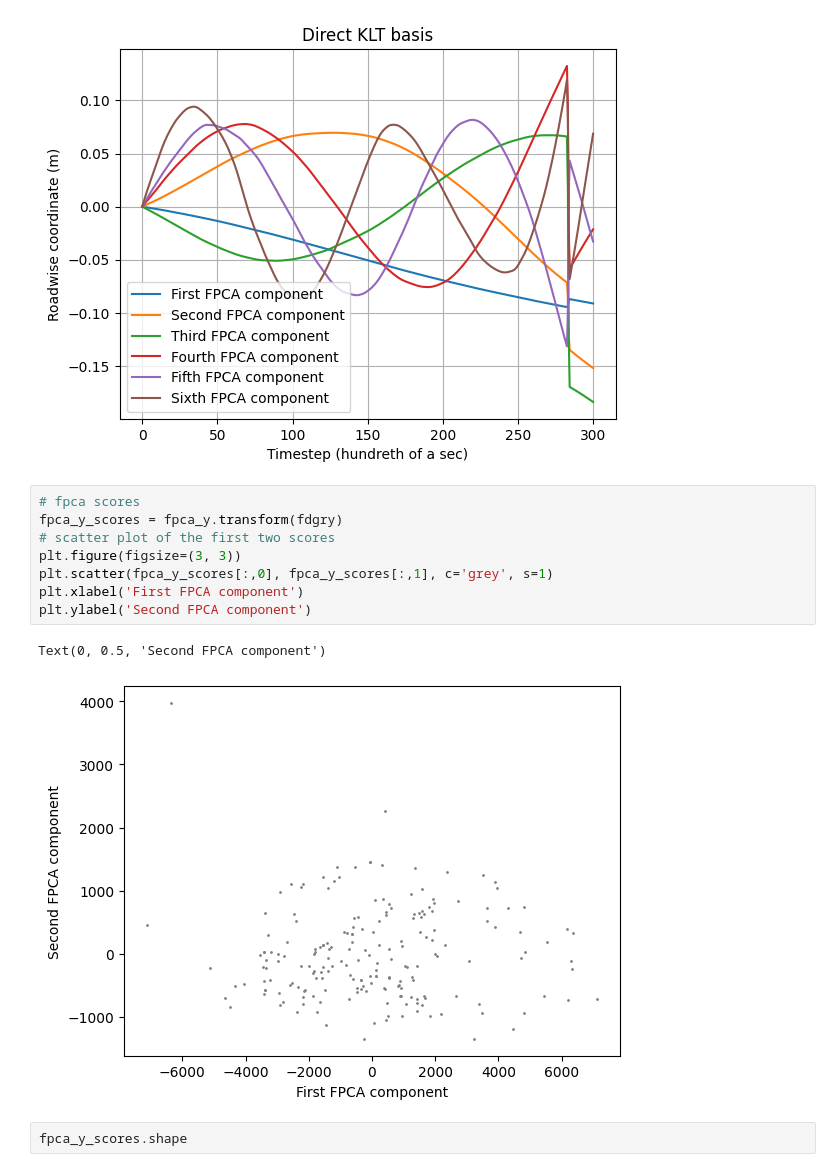
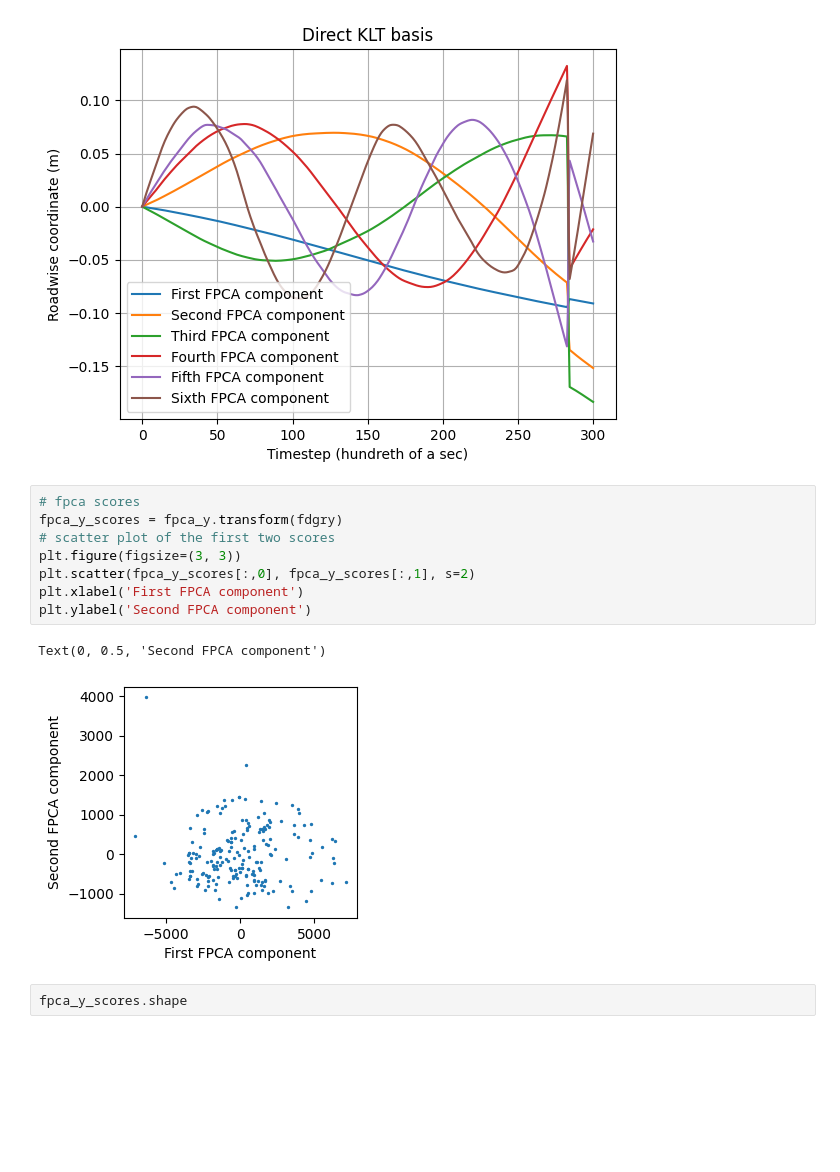
Before and after one commit to thinhhoang95/anomaly-detection-ngsim2, a Jupyter notebook: pwms_spherical/M_terms_approx_performance_WITH_TABLES.ipynb, the cells around one changed output. Drawn from its saved outputs; the diff is of its cells as text; blank space fills up the shorter version.

```diff
--- a/pwms_spherical/M_terms_approx_performance_WITH_TABLES.ipynb
+++ b/pwms_spherical/M_terms_approx_performance_WITH_TABLES.ipynb
@@ -77,14 +77,14 @@ Text(0.5, 1.0, 'Direct KLT basis')
 # %%
 # fpca scores
 fpca_y_scores = fpca_y.transform(fdgry)
 # scatter plot of the first two scores
 plt.figure(figsize=(3, 3))
-plt.scatter(fpca_y_scores[:,0], fpca_y_scores[:,1], c='grey', s=1)
+plt.scatter(fpca_y_scores[:,0], fpca_y_scores[:,1], s=2)
 plt.xlabel('First FPCA component')
 plt.ylabel('Second FPCA component')
 # %% [output]
 Text(0, 0.5, 'Second FPCA component')
-[figure, old version]
+[figure, new version]
 # %%
 fpca_y_scores.shape
 # %% [output]
```
Also changed, not shown: 24 other files.
